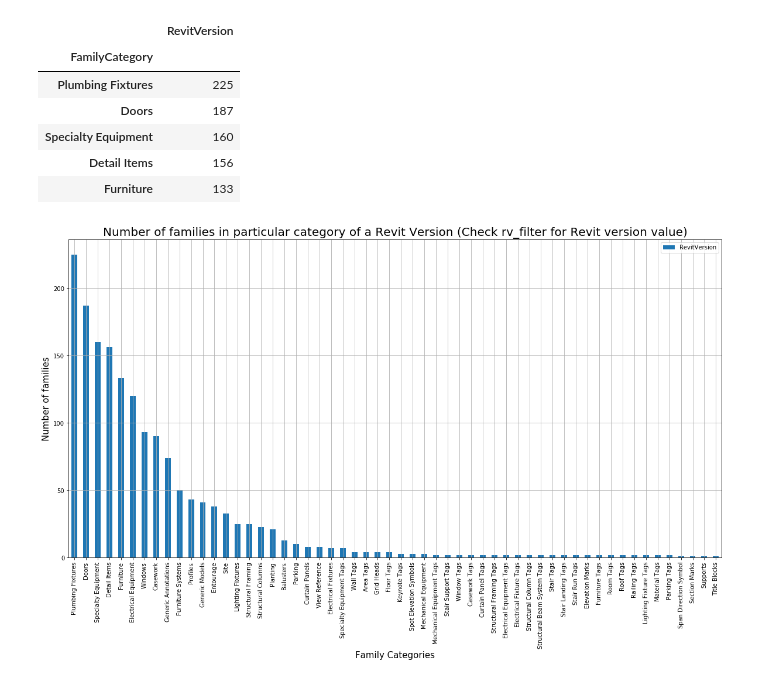
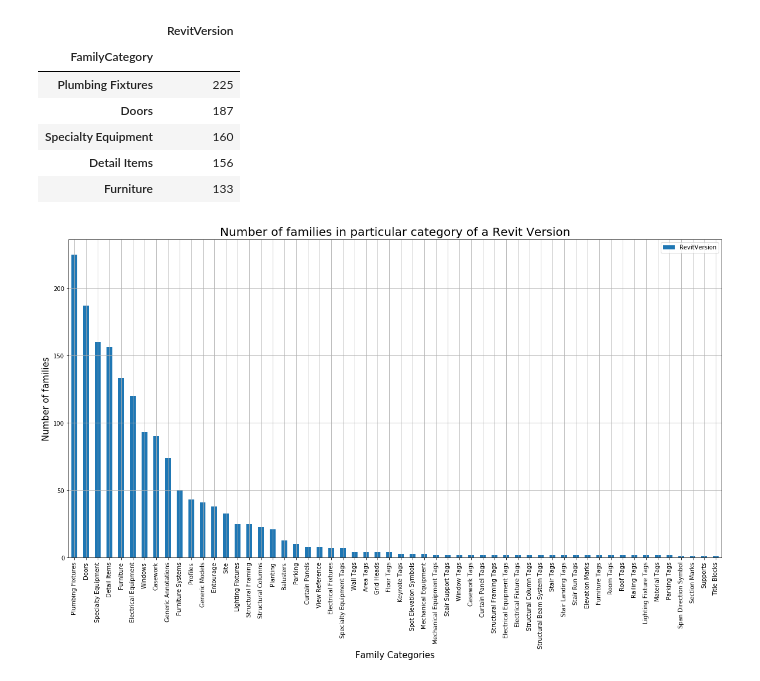
Before and after one commit to annisarivera/mastercontent, a Jupyter notebook: working/Master Content - FamilyVersion.ipynb, the cells around one changed output. Cells and saved outputs as stored; diff of their text form; code cells hidden in the pictures.

```diff
--- a/working/Master Content - FamilyVersion.ipynb
+++ b/working/Master Content - FamilyVersion.ipynb
@@ -219,9 +219,9 @@ catAndVersion_group.head()
 | Furniture | 133 |
 # %%
 catAndVersion_group.plot(kind="bar", grid=True);
-plt.title("Number of families in particular category of a Revit Version (Check rv_filter for Revit version value)", fontsize=20)
+plt.title("Number of families in particular category of a Revit Version", fontsize=20)
 plt.xlabel("Family Categories", fontsize=15)
 plt.ylabel("Number of families", fontsize=15)
 plt.show()
 # %% [output]
-[figure, old version]
+[figure, new version]
```
Also changed, not shown: 1 other file.
